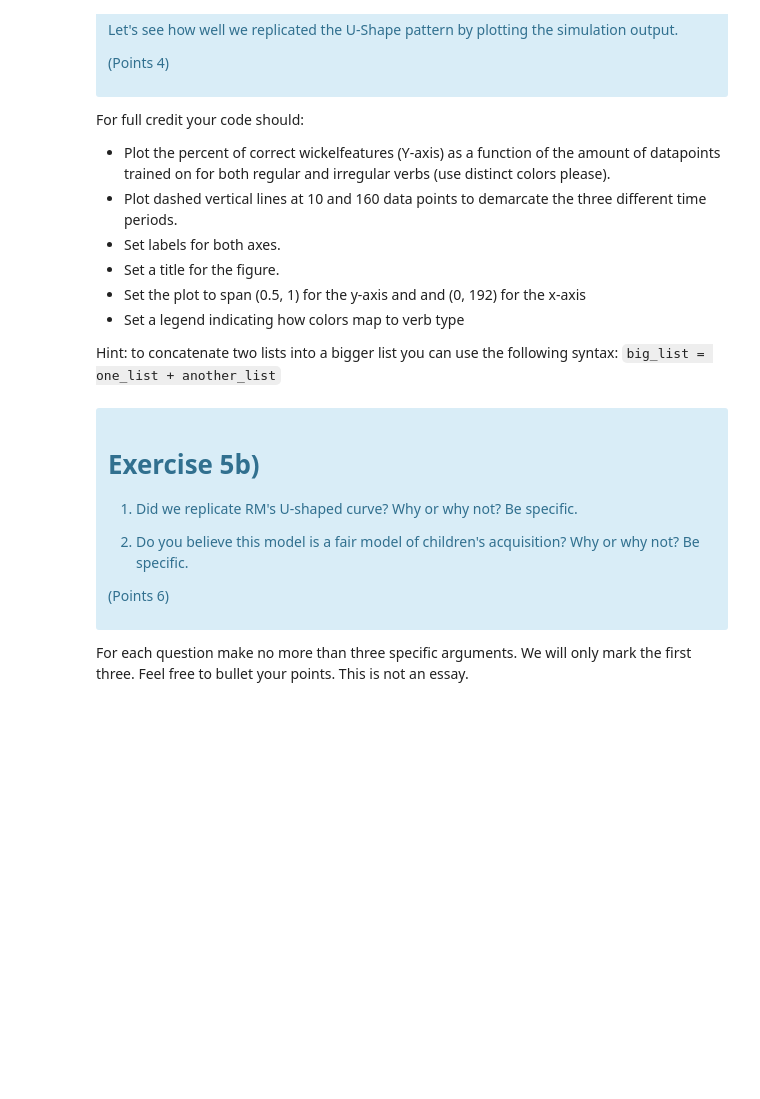
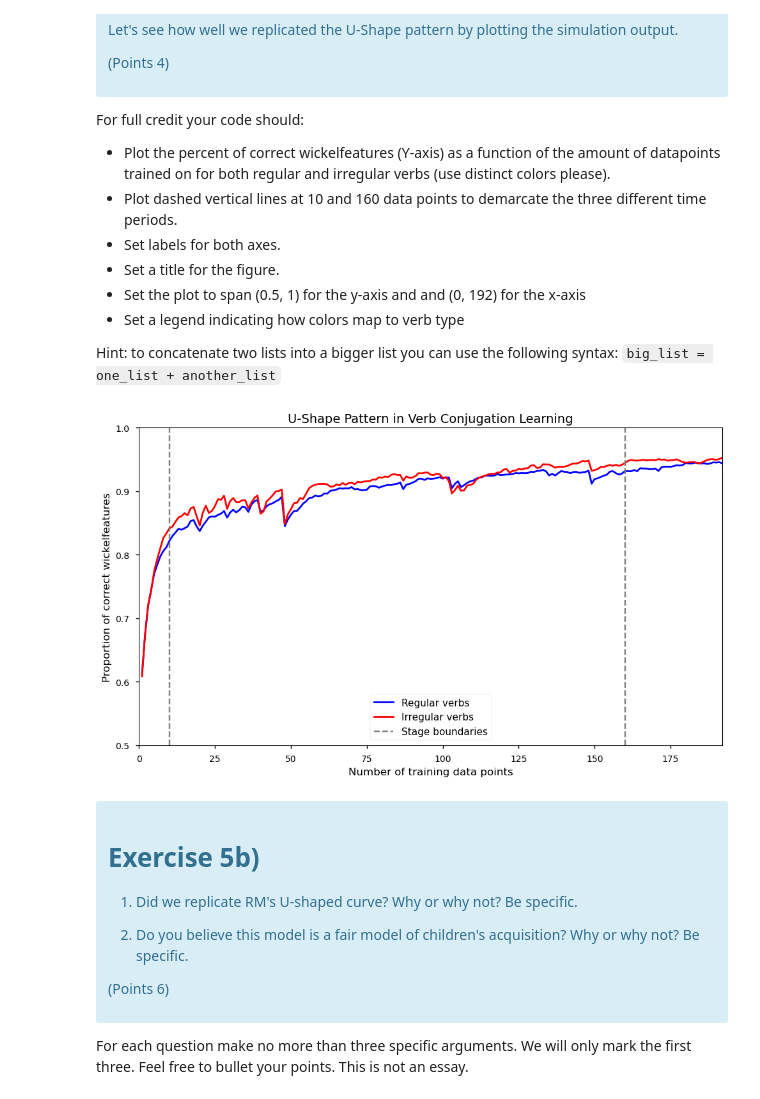
Before and after one commit to al04t/cogsci-assignment1, a Jupyter notebook: Assignment1.ipynb, the cells around one changed output. Drawn from its saved outputs; the diff is of its cells as text; code cells hidden in the pictures; blank space fills up the shorter version.

```diff
--- a/Assignment1.ipynb
+++ b/Assignment1.ipynb
@@ -498,7 +517,8 @@ Second, we need to convert those those verbs into wickelfeatures.
 # past_wickel_MF = ...
 
 # YOUR CODE HERE
-raise NotImplementedError()
+base_wickel_MF = np.array([activate_word(w) for w in base_med_frequency_verbs]).T
+past_wickel_MF = np.array([activate_word(w) for w in past_med_frequency_verbs]).T
 # %% [markdown]
 Now, we need to loop through each data point to train and score, like we just did for the high frequency verbs.
 
@@ -548,7 +592,8 @@ First, we need to extract the low frequency verbs from the corpus `verbs`.
 # past_low_frequency_verbs = ...
 
 # YOUR CODE HERE
-raise NotImplementedError()
+base_low_frequency_verbs = [v[2] for v in verbs if v[4] == 'L']
+past_low_frequency_verbs = [v[3] for v in verbs if v[4] == 'L']
 # %%
 assert(len(base_low_frequency_verbs) == 32)
 assert(len(past_low_frequency_verbs) == 32)
@@ -567,7 +612,8 @@ Second, we need to convert those those verbs into wickelfeatures.
 # past_wickel_LF = ...
 
 # YOUR CODE HERE
-raise NotImplementedError()
+base_wickel_LF = np.array([activate_word(w) for w in base_low_frequency_verbs]).T
+past_wickel_LF = np.array([activate_word(w) for w in past_low_frequency_verbs]).T
 # %% [markdown]
 Finally, we need to loop through each data point to train and score.
 
@@ -590,4 +636,10 @@ Calculate and store the scores for regular and irregular verbs in the variables
 #    print(scores_regular_low[-1], scores_irregular_low[-1])
 
 # YOUR CODE HERE
-raise NotImplementedError()
+scores_regular_low = []
+scores_irregular_low = []
+for i in range(len(base_low_frequency_verbs)):
+    percept.learn(base_wickel_LF[:,i, np.newaxis], past_wickel_LF[:,i,np.newaxis])
+    scores_regular_low.append(np.mean(percept.score(base_wickel_regular, past_wickel_regular)))
+    scores_irregular_low.append(np.mean(percept.score(base_wickel_irregular, past_wickel_irregular)))
+    print(scores_regular_low[-1], scores_irregular_low[-1])
@@ -619,11 +689,41 @@ For full credit your code should:
 Hint: to concatenate two lists into a bigger list you can use the following syntax:
 `big_list = one_list + another_list`
 # %%
+import matplotlib.pyplot as plt
 
-# YOUR CODE HERE
+# Concatenate scores from all three frequency stages
+all_scores_regular = scores_regular + scores_regular_md + scores_regular_low
+all_scores_irregular = scores_irregular + scores_irregular_md + scores_irregular_low
 
-# YOUR CODE HERE
-raise NotImplementedError()
+# Create x-axis values (number of training data points)
+x_values = list(range(1, len(all_scores_regular) + 1))
+
+# Create the plot
+plt.figure(figsize=(10, 6))
+plt.plot(x_values, all_scores_regular, color='blue', label='Regular verbs', linewidth=2)
+plt.plot(x_values, all_scores_irregular, color='red', label='Irregular verbs', linewidth=2)
+
+# Add vertical dashed lines at 10 and 160 data points
+plt.axvline(x=10, color='gray', linestyle='--', label='Stage boundaries')
+plt.axvline(x=160, color='gray', linestyle='--')
+
+# Set axis limits
+plt.xlim(0, 192)
+plt.ylim(0.5, 1)
+
+# Set axis labels and title
+plt.xlabel('Number of training data points', fontsize=12)
+plt.ylabel('Proportion of correct wickelfeatures', fontsize=12)
+plt.title('U-Shape Pattern in Verb Conjugation Learning', fontsize=14)
+
+# Add legend
+plt.legend(fontsize=11)
+
+# Display the plot
+plt.tight_layout()
+plt.show()
+# %% [output]
+[figure, added]
 # %% [markdown]
 <div class="alert alert-info" role="alert">
 <h1>Exercise 5b)</h1>
```
Also changed, not shown: parts of 6 cells of this notebook.
